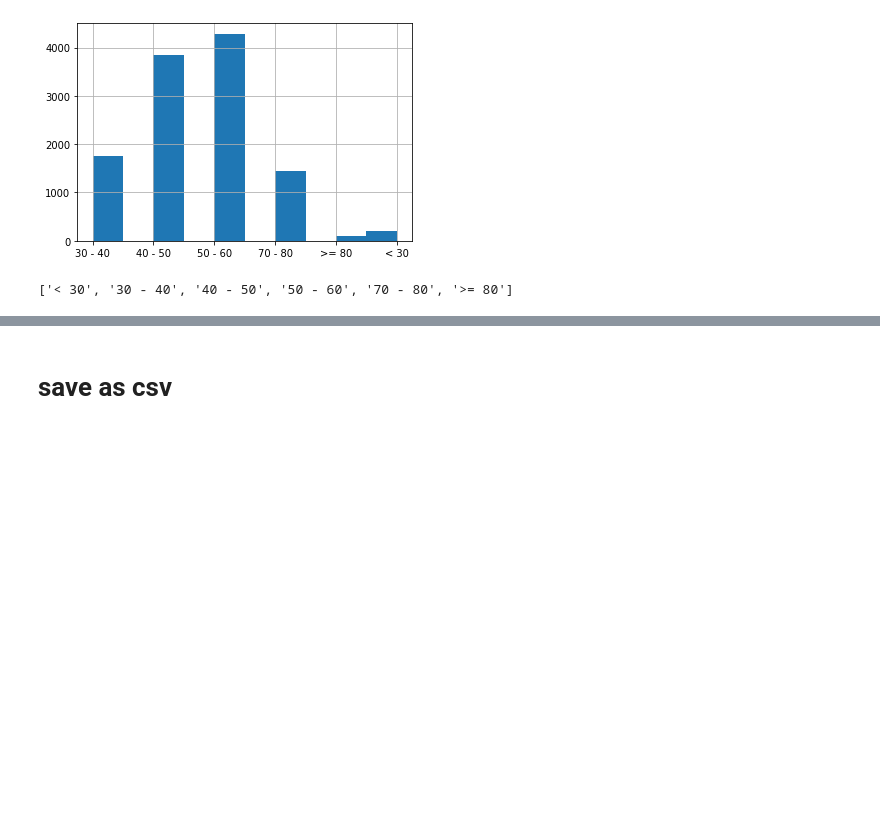
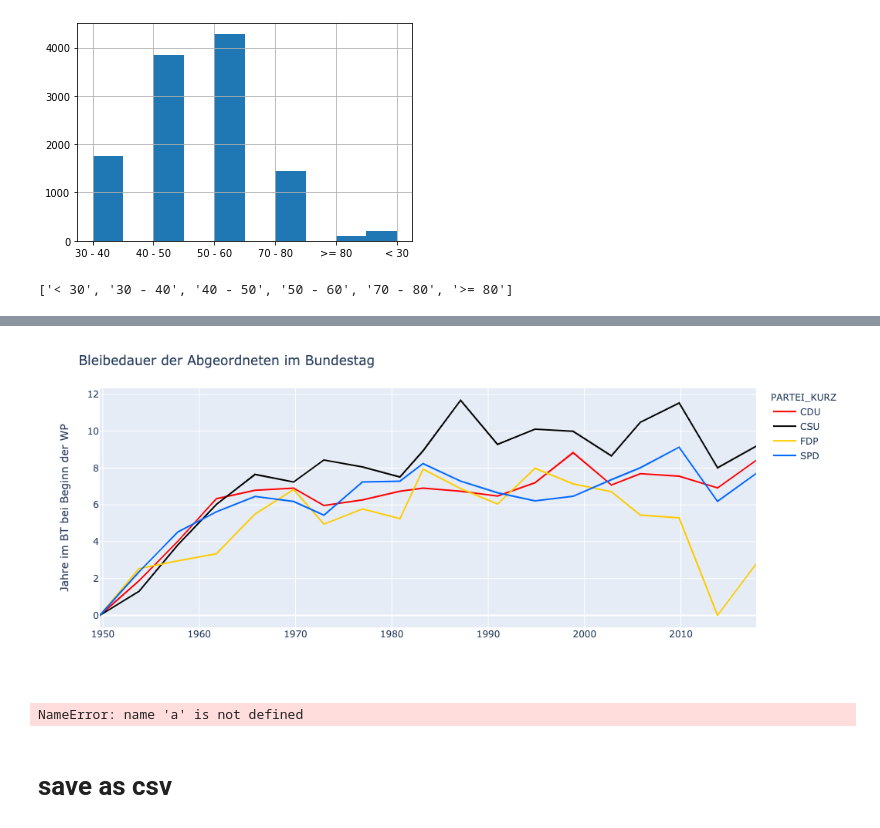
Before and after one commit to mrs-curi0sity/bundestag-mining, a Jupyter notebook: Parse_Stammdaten.ipynb, the cells around one changed output, grey strips where cells are left out. Drawn from its saved outputs; the diff is of its cells as text; code cells hidden in the pictures; blank space fills up the shorter version.

```diff
--- a/Parse_Stammdaten.ipynb
+++ b/Parse_Stammdaten.ipynb
@@ -661,0 +739,4 @@ list_of_altersklassen
+# %%
+    # create entries also for 0 values
+grouped_reindexed = grouped.reindex(new_index, fill_value=0)
+grouped_reindexed.head(12)
@@ -661,0 +777,21 @@ list_of_altersklassen
+# %%
+grouped_reindexed.reset_index(inplace=True)
+# %%
+# make it orderable
+grouped_reindexed['PARTEI_KURZ'] = pd.Categorical(grouped_reindexed['PARTEI_KURZ'], selected_parties)
+# %%
+grouped_reindexed.sort_values(by=['START_DATE', 'PARTEI_KURZ'], inplace=True)
+# %%
+#fig = px.scatter(x=grouped['NUM_YEARS_IN_BT'].index, y= grouped['NUM_YEARS_IN_BT'])
+fig = go.Figure(data=px.line(grouped_reindexed, x='START_DATE', y= 'NUM_YEARS_IN_BT',
+                                color='PARTEI_KURZ', color_discrete_sequence = LIST_OF_COLORS))
+fig.update_layout(title='Bleibedauer der Abgeordneten im Bundestag',
+               xaxis_title='',
+               yaxis_title='Jahre im BT bei Beginn der WP')
+fig.show()
+# %% [output]
+[figure, added]
+# %%
+a
+# %% [output]
+NameError: name 'a' is not defined
```
Also changed, not shown: parts of 48 cells of this notebook, 1 other file.
